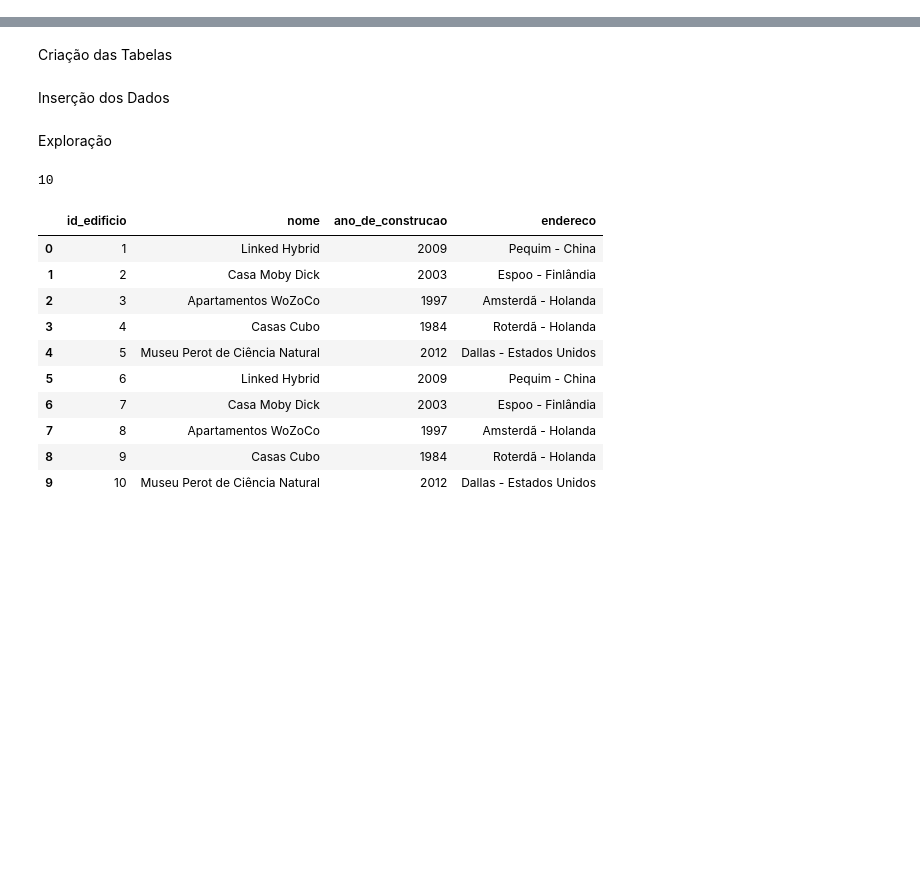
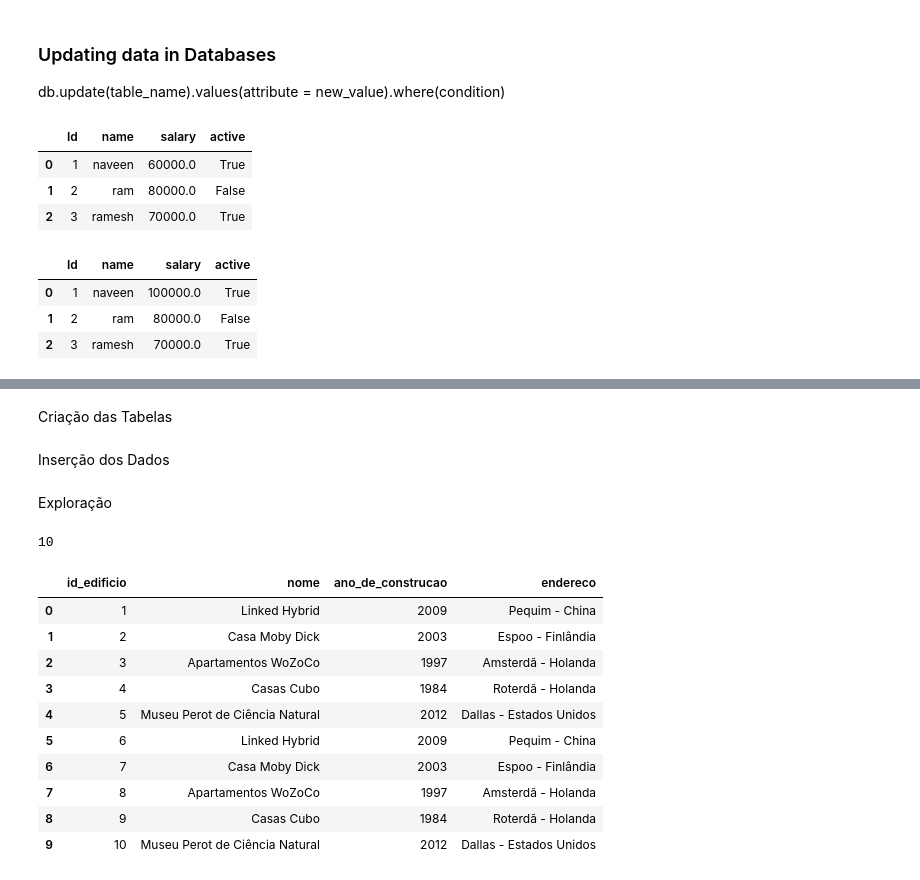
Before and after one commit to rsouza/Databases_Course, a Jupyter notebook: Notebooks/4_SQLAlchemy.ipynb, the cells around one changed output, grey strips where cells are left out. Cells and saved outputs as stored; diff of their text form; code cells hidden in the pictures; blank space fills up the shorter version.

```diff
--- a/Notebooks/4_SQLAlchemy.ipynb
+++ b/Notebooks/4_SQLAlchemy.ipynb
@@ -24,0 +230,25 @@ def connect_db():
+# %%
+engine = sqlalchemy.create_engine('sqlite:///../SampleDBs/test.sqlite') #Create test.sqlite automatically
+connection = engine.connect()
+metadata = sqlalchemy.MetaData()
+
+emp = sqlalchemy.Table('emp', metadata,
+                       sqlalchemy.Column('Id', sqlalchemy.Integer()),
+                       sqlalchemy.Column('name', sqlalchemy.String(255), nullable=False),
+                       sqlalchemy.Column('salary', sqlalchemy.Float(), default=100.0),
+                       sqlalchemy.Column('active', sqlalchemy.Boolean(), default=True)
+                      )
+
+metadata.create_all(engine) #Creates the table
+# %%
+#Inserting record one by one
+
+query = sqlalchemy.insert(emp).values(Id=1, name='naveen', salary=60000.00, active=True)
+ResultProxy = connection.execute(query)
+# %%
+#Inserting many records at ones
+
+query = sqlalchemy.insert(emp)
+values_list = [{'Id':'2', 'name':'ram', 'salary':80000, 'active':False},
+               {'Id':'3', 'name':'ramesh', 'salary':70000, 'active':True}]
+ResultProxy = connection.execute(query,values_list)
@@ -24,0 +265,14 @@ def connect_db():
+# %% [markdown]
+### Updating data in Databases
+
+db.update(table_name).values(attribute = new_value).where(condition)
+# %%
+results = connection.execute(sqlalchemy.select([emp])).fetchall()
+df = pd.DataFrame(results)
+df.columns = results[0].keys()
+df.head(4)
+# %% [output]
+|  | Id | name | salary | active |
+| 0 | 1 | naveen | 60000.0 | True |
+| 1 | 2 | ram | 80000.0 | False |
+| 2 | 3 | ramesh | 70000.0 | True |
@@ -24,0 +284,10 @@ def connect_db():
+# %%
+results = connection.execute(sqlalchemy.select([emp])).fetchall()
+df = pd.DataFrame(results)
+df.columns = results[0].keys()
+df.head(4)
+# %% [output]
+|  | Id | name | salary | active |
+| 0 | 1 | naveen | 100000.0 | True |
+| 1 | 2 | ram | 80000.0 | False |
+| 2 | 3 | ramesh | 70000.0 | True |
```
Also changed, not shown: parts of 46 cells of this notebook.
